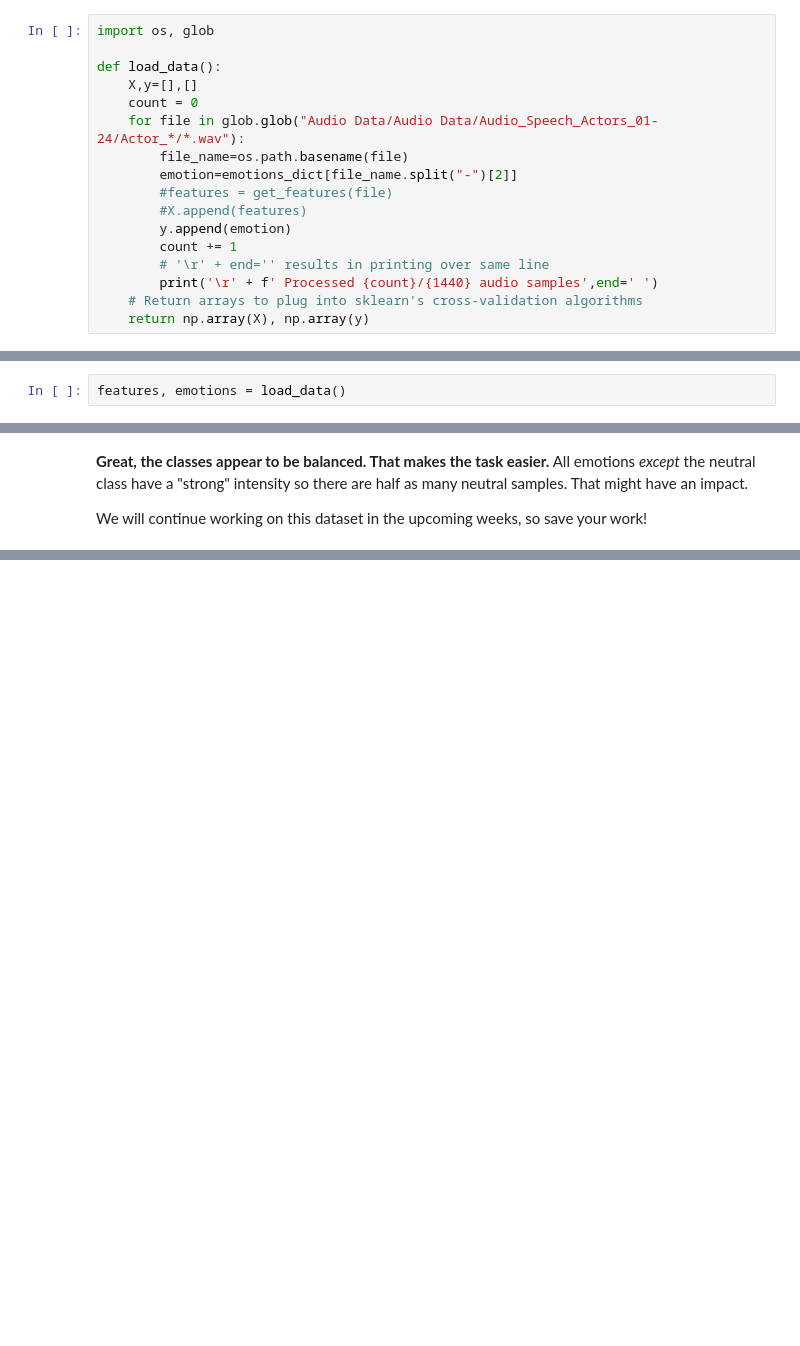
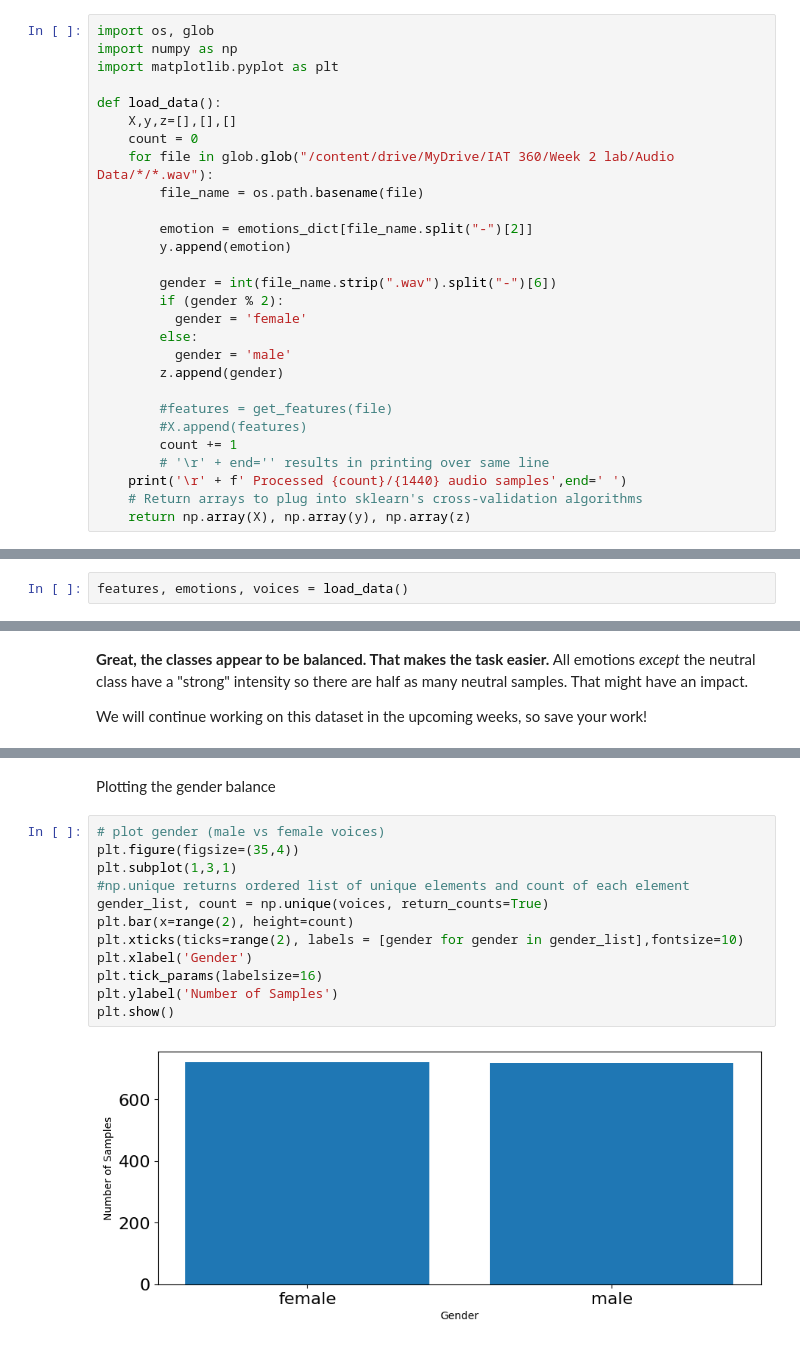
Before and after one commit to amandajeng19/Week2_DataPreprocessing, a Jupyter notebook: Week_2.ipynb, the cells around one changed output, grey strips where cells are left out. Drawn from its saved outputs; the diff is of its cells as text; blank space fills up the shorter version.

```diff
--- a/Week_2.ipynb
+++ b/Week_2.ipynb
@@ -666,24 +688,35 @@ emotions_dict ={
 Now we're going to load our data and extract the emotion names according to the list we provided above.
 # %%
 import os, glob
+import numpy as np
+import matplotlib.pyplot as plt
 
 def load_data():
-    X,y=[],[]
+    X,y,z=[],[],[]
     count = 0
-    for file in glob.glob("Audio Data/Audio Data/Audio_Speech_Actors_01-24/Actor_*/*.wav"):
-        file_name=os.path.basename(file)
-        emotion=emotions_dict[file_name.split("-")[2]]
+    for file in glob.glob("/content/drive/MyDrive/IAT 360/Week 2 lab/Audio Data/*/*.wav"):
+        file_name = os.path.basename(file)
+
+        emotion = emotions_dict[file_name.split("-")[2]]
+        y.append(emotion)
+
+        gender = int(file_name.strip(".wav").split("-")[6])
+        if (gender % 2):
+          gender = 'female'
+        else:
+          gender = 'male'
+        z.append(gender)
+
         #features = get_features(file)
         #X.append(features)
-        y.append(emotion)
         count += 1
         # '\r' + end='' results in printing over same line
-        print('\r' + f' Processed {count}/{1440} audio samples',end=' ')
+    print('\r' + f' Processed {count}/{1440} audio samples',end=' ')
     # Return arrays to plug into sklearn's cross-validation algorithms
-    return np.array(X), np.array(y)
+    return np.array(X), np.array(y), np.array(z)
 # %% [markdown]
 We will not compute the feature matrix this week, but we will read the emotion labels for the entire dataset.
 We will explain why the X and Y elements are important in the upcoming weeks.
 # %%
-features, emotions = load_data()
+features, emotions, voices = load_data()
 # %% [output]
@@ -710,0 +748,16 @@ We will continue working on this dataset in the upcoming weeks, so save your wor
+# %% [markdown]
+Plotting the gender balance
+# %%
+# plot gender (male vs female voices)
+plt.figure(figsize=(35,4))
+plt.subplot(1,3,1)
+#np.unique returns ordered list of unique elements and count of each element
+gender_list, count = np.unique(voices, return_counts=True)
+plt.bar(x=range(2), height=count)
+plt.xticks(ticks=range(2), labels = [gender for gender in gender_list],fontsize=10)
+plt.xlabel('Gender')
+plt.tick_params(labelsize=16)
+plt.ylabel('Number of Samples')
+plt.show()
+# %% [output]
+[figure, added]
```
Also changed, not shown: parts of 33 cells of this notebook.
